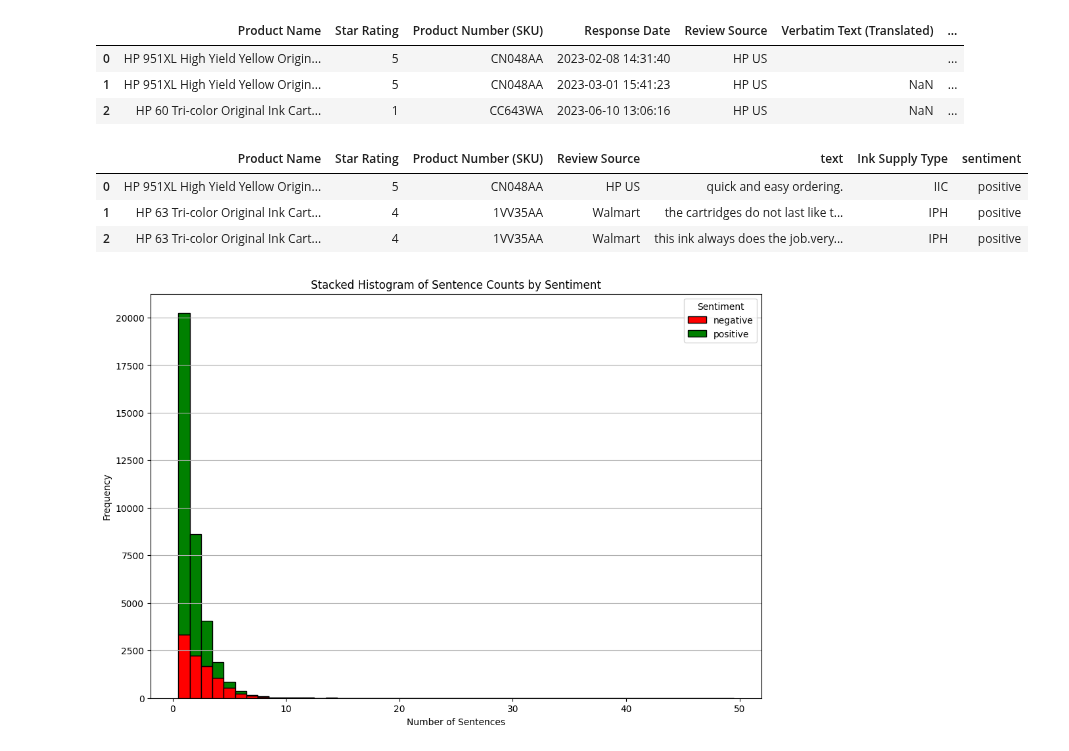
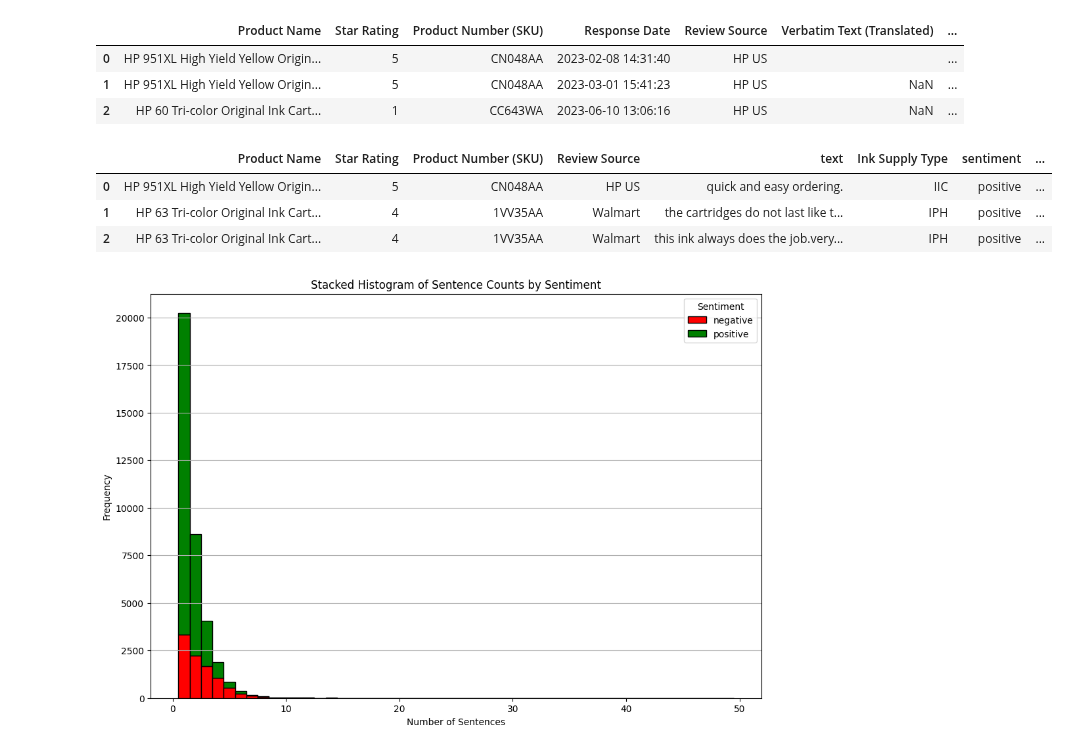
Before and after one commit to wd686/InkSightAnalyzer, a Jupyter notebook: EDA [roy].ipynb, the cells around one changed output. Saved outputs shown, nothing was run; the diff lists cells and outputs as text; code cells hidden in the pictures.

```diff
--- a/EDA [roy].ipynb
+++ b/EDA [roy].ipynb
@@ -3,10 +3,12 @@ import pandas as pd
 import numpy as np
 
 # Define file paths
-filepath = r"Raw Web Reviews 2023-2024.xlsx"
+filepath1 = r"Raw Web Reviews 2023-2024.xlsx"
+filepath2 = r"Combined Survey+Web review.xlsx"
 
 # Read the Excel files into DataFrames
-raw_df = pd.read_excel(filepath, dtype=str)
+raw_df = pd.read_excel(filepath1, dtype=str)
+combined_df = pd.read_excel(filepath2, dtype=str)
 
 # raw_df.count()                                # 48,404 records
 # raw_df['Verbatim Text'].nunique()             # 41,365 unique text reviews
@@ -22,21 +24,34 @@ raw_df.head(3)
 | 1 | HP 951XL High Yield Yellow Origin... | 5 | CN048AA | 2023-03-01 15:41:23 | HP US | NaN | ... |
 | 2 | HP 60 Tri-color Original Ink Cart... | 1 | CC643WA | 2023-06-10 13:06:16 | HP US | NaN | ... |
 # %%
+import re
+
 # Get unique lower text data from Verbatim Text (Translated) & Verbatim Text
 # *** potential loss of nuance from global lowercase
 raw_df['text'] = raw_df['Verbatim Text (Translated)'].replace('', np.nan).fillna(raw_df['Verbatim Text']).str.lower()
 unique_df = raw_df[['Product Name', 'Star Rating', 'Product Number (SKU)', 'Review Source', 'text', 'Ink Supply Type']].drop_duplicates(keep=False).reset_index(drop=True)
 
 # Create proxy sentiment based on 'Star Rating'
 unique_df['sentiment'] = unique_df['Star Rating'].astype(int).apply(lambda x: 'positive' if x >= 4 else 'negative')
 # unique_df['sentiment'] = unique_df['Star Rating'].astype(int).apply(lambda x: 'positive' if x >= 4 else ('neutral' if x == 3 else 'negative'))
 
+# Function to count the number of sentences
+def count_sentences(text):
+    if not isinstance(text, str):  # Check if the input is a string
+        text = ''  # Treat non-strings (e.g., floats) as empty text
+    sentences = re.split(r'[.!?]', text)
+    # Filter out empty strings from splitting
+    return len([s for s in sentences if s.strip()])
+
+# Apply the function to count sentences for each record
+unique_df['sentence_count'] = unique_df['text'].apply(count_sentences)
+
 unique_df.head(3)
 # %% [output]
-|  | Product Name | Star Rating | Product Number (SKU) | Review Source | text | Ink Supply Type | sentiment |
-| 0 | HP 951XL High Yield Yellow Origin... | 5 | CN048AA | HP US | quick and easy ordering. | IIC | positive |
-| 1 | HP 63 Tri-color Original Ink Cart... | 4 | 1VV35AA | Walmart | the cartridges do not last like t... | IPH | positive |
-| 2 | HP 63 Tri-color Original Ink Cart... | 4 | 1VV35AA | Walmart | this ink always does the job.very... | IPH | positive |
+|  | Product Name | Star Rating | Product Number (SKU) | Review Source | text | Ink Supply Type | sentiment | ... |
+| 0 | HP 951XL High Yield Yellow Origin... | 5 | CN048AA | HP US | quick and easy ordering. | IIC | positive | ... |
+| 1 | HP 63 Tri-color Original Ink Cart... | 4 | 1VV35AA | Walmart | the cartridges do not last like t... | IPH | positive | ... |
+| 2 | HP 63 Tri-color Original Ink Cart... | 4 | 1VV35AA | Walmart | this ink always does the job.very... | IPH | positive | ... |
 # %%
 import re
 import matplotlib.pyplot as plt
```
Also changed, not shown: parts of 5 cells of this notebook.
